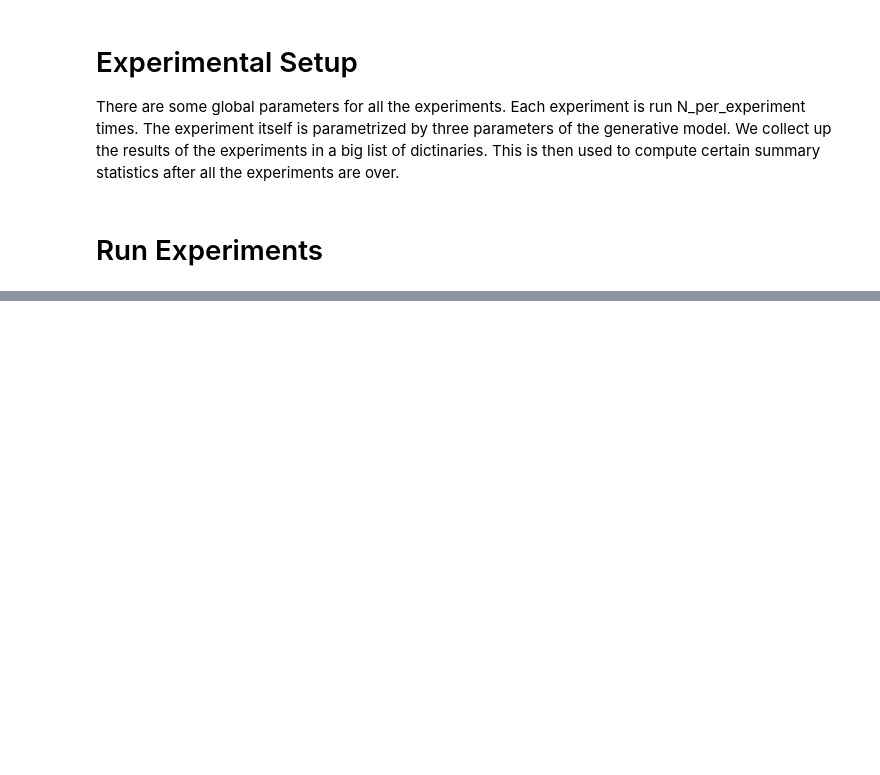
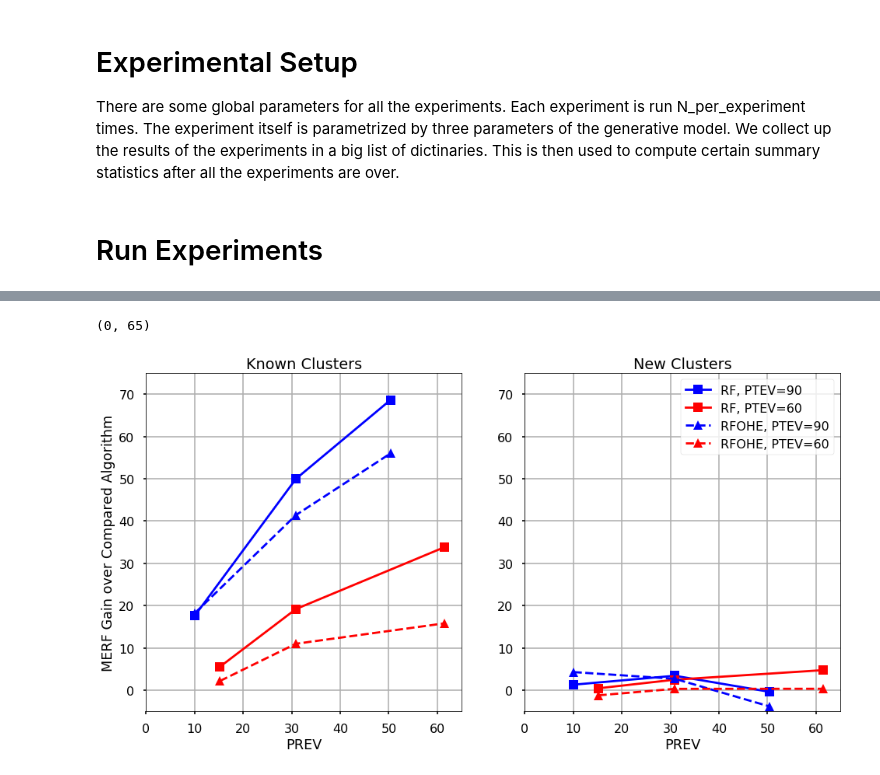
Before and after one commit to manifoldai/merf, a Jupyter notebook: notebooks/MERF Gain Experiment.ipynb, the cells around one changed output, grey strips where cells are left out. Saved outputs shown, nothing was run; the diff lists cells and outputs as text; code cells hidden in the pictures; blank space fills up the shorter version.

```diff
--- a/notebooks/MERF Gain Experiment.ipynb
+++ b/notebooks/MERF Gain Experiment.ipynb
@@ -252,0 +226,37 @@ summary_results
+# %%
+plt.figure(figsize=[16, 8])
+plt.subplot(121)
+plt.plot(summary_results.loc[0:2, 'PREV'],
+         summary_results.loc[0:2, 'Gain RF (Known)'], 'bs-', label='RF, PTEV=90')
+plt.plot(summary_results.loc[3:5, 'PREV'],
+         summary_results.loc[3:5, 'Gain RF (Known)'], 'rs-', label='RF, PTEV=60')
+plt.plot(summary_results.loc[0:2, 'PREV'],
+         summary_results.loc[0:2, 'Gain RFOHE (Known)'], 'b^--', label='RFOHE, PTEV=90')
+plt.plot(summary_results.loc[3:5, 'PREV'],
+         summary_results.loc[3:5, 'Gain RFOHE (Known)'], 'r^--', label='RFOHE, PTEV=60')
+plt.grid('on')
+plt.xlabel('PREV')
+plt.ylabel('MERF Gain over Compared Algorithm')
+#plt.legend()
+plt.title('Known Clusters')
+plt.ylim([-5, 75])
+plt.xlim([0, 65])
+plt.subplot(122)
+plt.plot(summary_results.loc[0:2, 'PREV'],
+         summary_results.loc[0:2, 'Gain RF (New)'], 'bs-', label='RF, PTEV=90')
+plt.plot(summary_results.loc[3:5, 'PREV'],
+         summary_results.loc[3:5, 'Gain RF (New)'], 'rs-', label='RF, PTEV=60')
+plt.plot(summary_results.loc[0:2, 'PREV'],
+         summary_results.loc[0:2, 'Gain RFOHE (New)'], 'b^--', label='RFOHE, PTEV=90')
+plt.plot(summary_results.loc[3:5, 'PREV'],
+         summary_results.loc[3:5, 'Gain RFOHE (New)'], 'r^--', label='RFOHE, PTEV=60')
+plt.grid('on')
+plt.xlabel('PREV')
+#plt.ylabel('MERF %-gain over Compared Algorithm')
+plt.legend()
+plt.title('New Clusters')
+plt.ylim([-5, 75])
+plt.xlim([0, 65])
+# %% [output]
+(0, 65)
+[figure, added]
```
Also changed, not shown: parts of 11 cells of this notebook, 2 other files.
